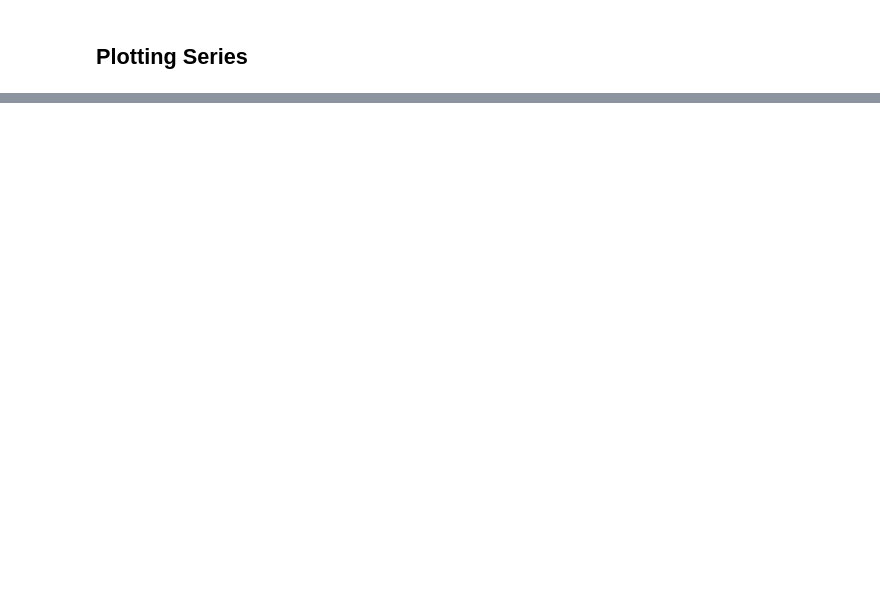
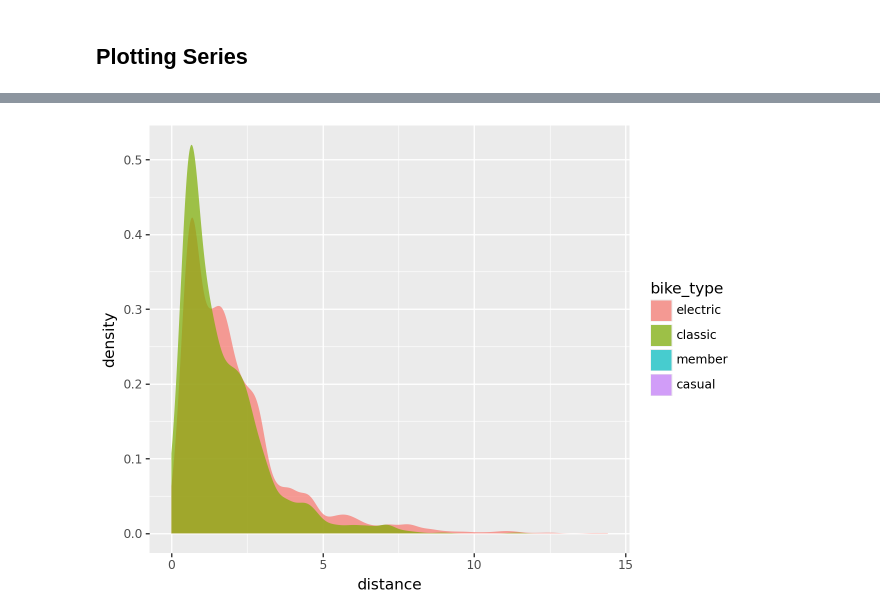
Before and after one commit to Sechi42/Polars, a Jupyter notebook: Chapter_16/Notebook_16.ipynb, the cells around one changed output, grey strips where cells are left out. Drawn from its saved outputs; the diff is of its cells as text; code cells hidden in the pictures; blank space fills up the shorter version.

```diff
--- a/Chapter_16/Notebook_16.ipynb
+++ b/Chapter_16/Notebook_16.ipynb
@@ -97,0 +393,6 @@ trips_speed["distance"].plot.hist()
+# %%
+ggplot(trips_speed, aes(x='distance', fill='bike_type')) + geom_density(
+    alpha=0.7, color="none"
+)
+# %% [output]
+[figure, added]
```
Also changed, not shown: parts of 44 cells of this notebook, 1 other file.
